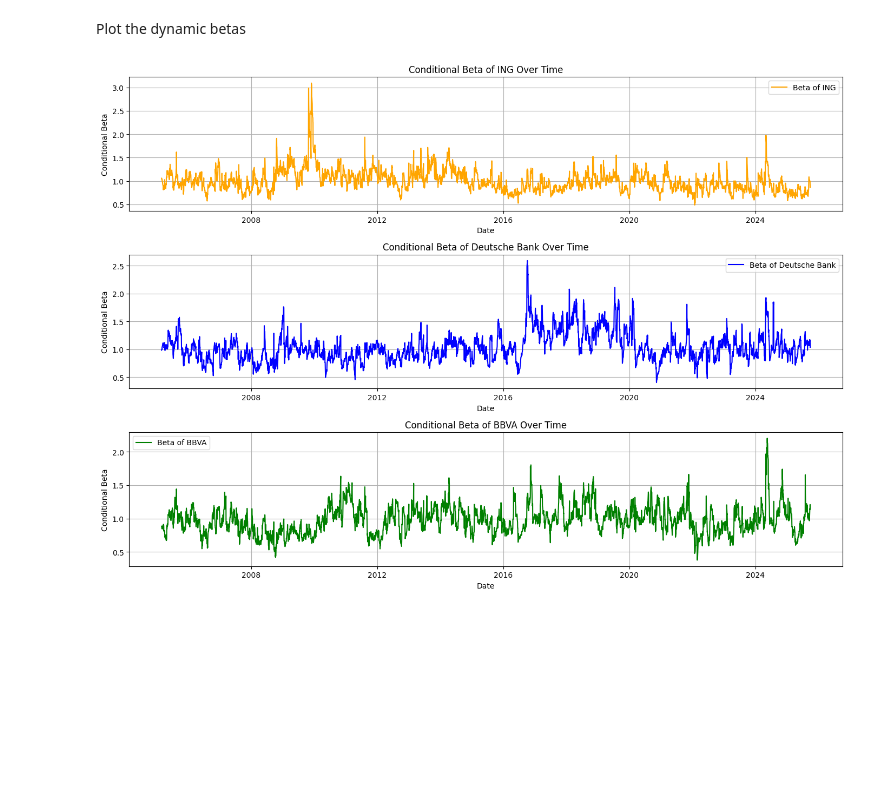
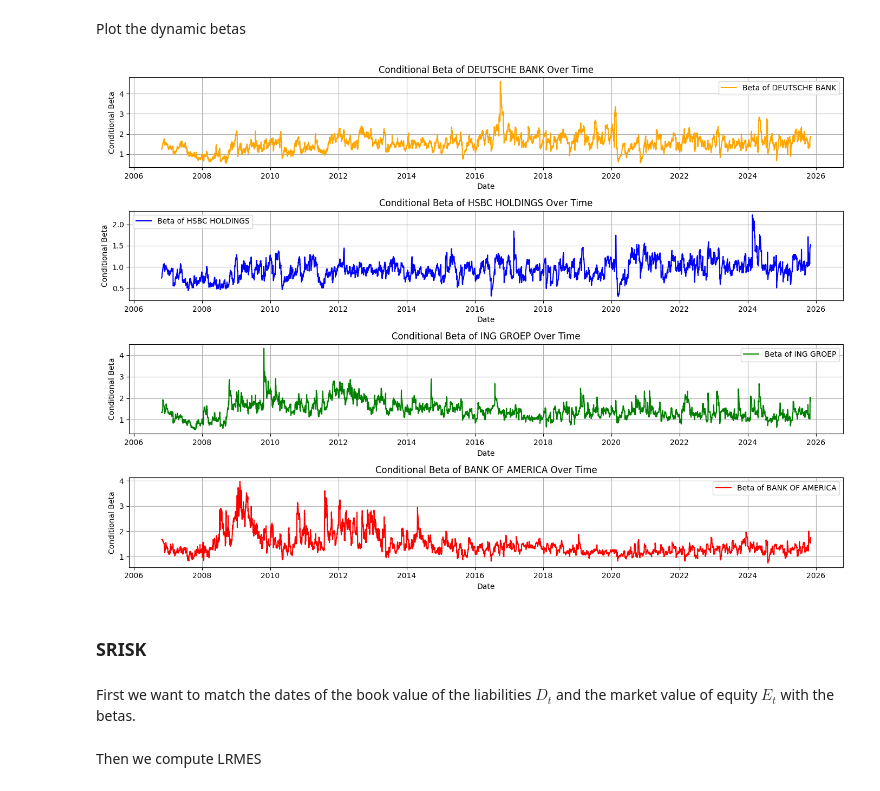
Before and after one commit to thijsmdejong/Geopolitical-SRISK---MSc-Thesis, a Jupyter notebook: Bank data GARCH-DCC.ipynb, the cells around one changed output. Saved outputs shown, nothing was run; the diff lists cells and outputs as text; code cells hidden in the pictures; blank space fills up the shorter version.

```diff
--- a/Bank data GARCH-DCC.ipynb
+++ b/Bank data GARCH-DCC.ipynb
@@ -182 +212,9 @@ Date
+# %%
+# Function to calculate percentage log returns for all columns in a DataFrame
+def calculate_log_returns(df):
+    return 100 * np.log(df / df.shift(1)).dropna()
+
+# Calculate log returns for GSIBs and OSIIs including the MSCI indices
+gsibs_returns = calculate_log_returns(GSIBs_prices)
+osiis_returns = calculate_log_returns(OSIIs_prices)
 # %% [markdown]
@@ -387,28 +458,3 @@ Date
 ### Time-varying Betas
 # %% [markdown]
 The conditional beta of asset i with respect to the market at time t is defined as: $\beta_{i,t} = \frac{Cov_t(r_{i,t}, r_{m,t})}{Var_t(r_{m,t})} = \frac{h_{im,t}}{h_{m,t}}$ where $h_{im,t}$ is the (i, m)-th element of the conditional covariance matrix $H_t$.
-# %%
-# Initialize list to store H_t matrices
-Ht_list = []
-Ht_list = [H_df.loc[date].values.reshape(4, 4) for date in H_df.index]
-
-# Compute conditional betas: beta_{i,t} = h_{im,t} / h_{m,t}
-market_index = 0
-bank_indices = [1, 2, 3]
-bank_names = cond_var_r_df.columns[1:]
-
-beta_df = pd.DataFrame(index=cond_var_r_df.index, columns=bank_names)
-
-for t, H_t in enumerate(Ht_list):
-    h_mm_t = H_t[market_index, market_index]
-    for i, bank_idx in enumerate(bank_indices):
-        h_im_t = H_t[bank_idx, market_index]
-        beta_df.iloc[t, i] = h_im_t / h_mm_t if h_mm_t != 0 else np.nan
-
-# Convert to float and display
-beta_df = beta_df.astype(float)
-print(beta_df.head())
-
-# Save the beta values to a CSV file
-beta_df.to_csv('conditional_betas.csv')
-print("Conditional betas saved to conditional_betas.csv")
@@ -424,17 +517,25 @@ Conditional betas saved to conditional_betas.csv
 # %% [markdown]
 Plot the dynamic betas
 # %%
-# Plot the conditional betas over time for the three banks
+# Select the columns to plot selected bank betas
+columns_to_plot = [7, 12, 18, 21]  # Adjusted for 0-based indexing
+selected_banks = gsibs_beta_df.columns[columns_to_plot]
+
+# Plot the conditional betas over time for the selected banks
 plt.figure(figsize=(14, 10))
-for i, bank in enumerate(bank_names, 1):
-    plt.subplot(3, 1, i)
-    plt.plot(beta_df.index, beta_df[bank], label=f'Beta of {bank}', color=['orange', 'blue', 'green'][i-1])
+for i, bank in enumerate(selected_banks, 1):
+    plt.subplot(4, 1, i)
+    plt.plot(gsibs_beta_df.index, gsibs_beta_df[bank], label=f'Beta of {bank}', color=['orange', 'blue', 'green', 'red'][i-1])
     plt.title(f'Conditional Beta of {bank} Over Time')
     plt.xlabel('Date')
     plt.ylabel('Conditional Beta')
     plt.legend()
     plt.grid()
 plt.tight_layout()
 plt.show()
 # %% [output]
-[figure, old version]
+[figure, new version]
+# %% [markdown]
+### SRISK
+# %% [markdown]
+First we want to match the dates of the book value of the liabilities $D_t$ and the market value of equity $E_t$ with the betas.
@@ -440,0 +554,2 @@ plt.show()
+# %% [markdown]
+Then we compute LRMES
```
Also changed, not shown: parts of 30 cells of this notebook.
